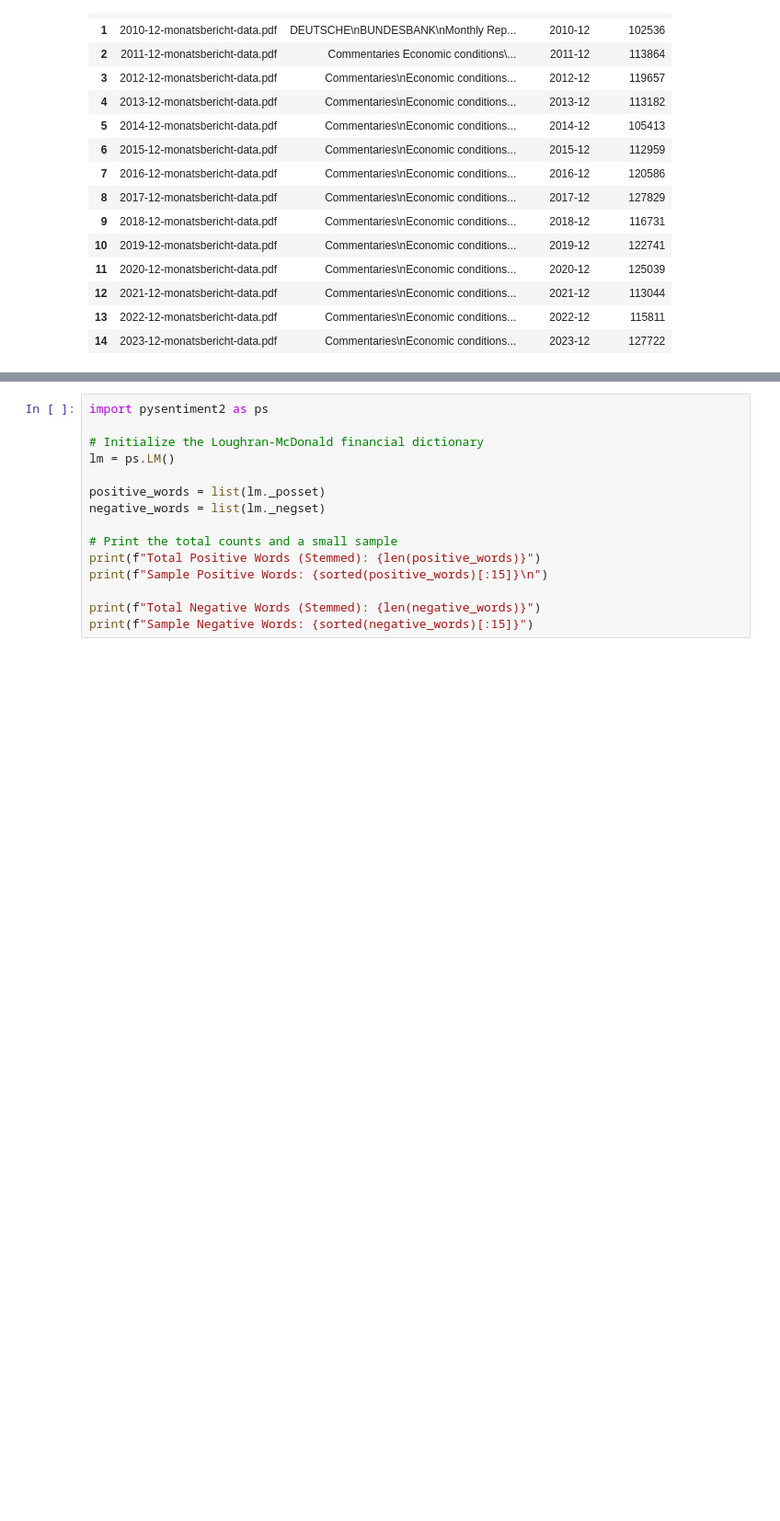
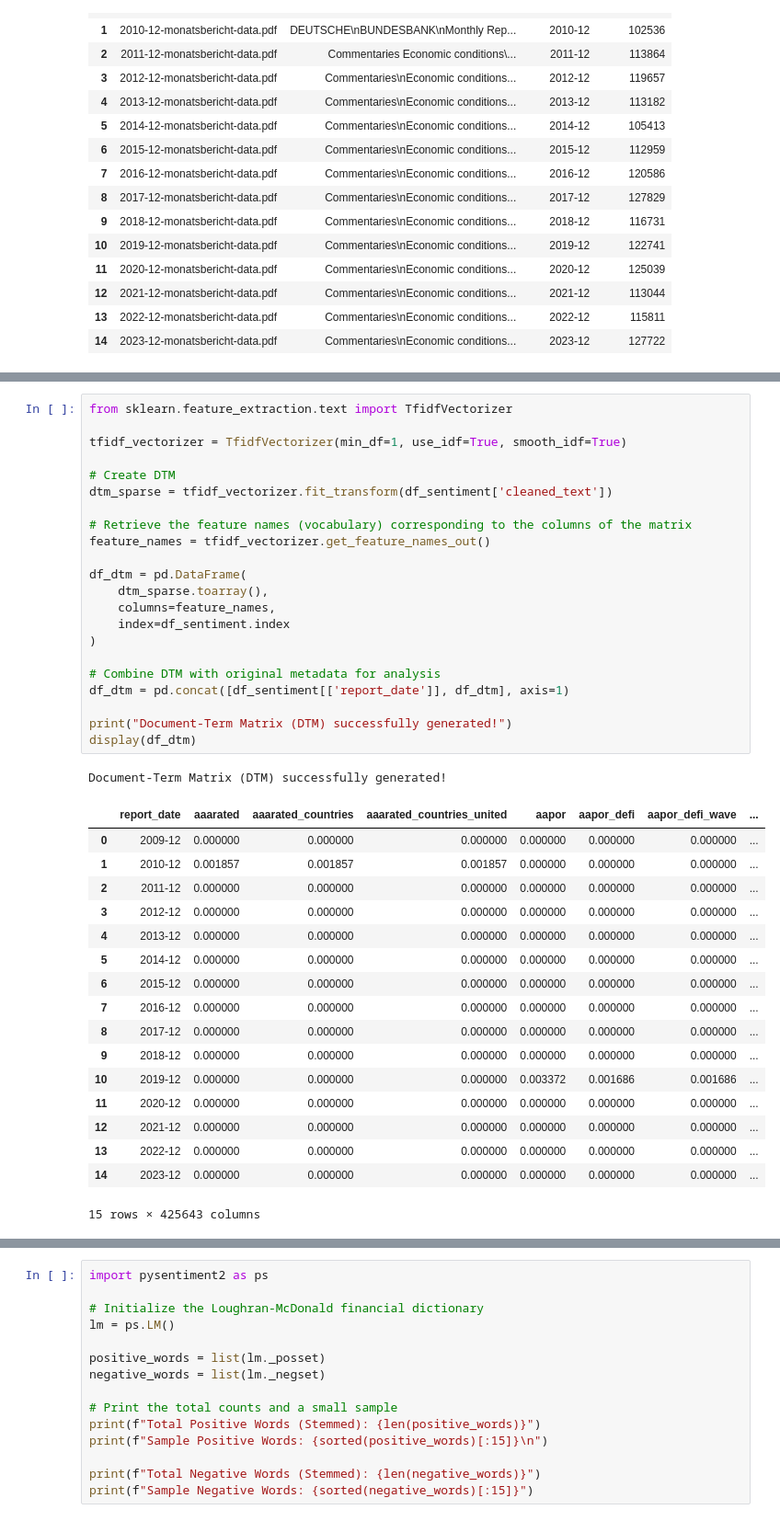
Before and after one commit to NhiPK/MLforEcon, a Jupyter notebook: TextProcessing.ipynb, the cells around one changed output, grey strips where cells are left out. Shown at 92% size. Saved outputs shown, nothing was run; the diff lists cells and outputs as text; blank space fills up the shorter version.

```diff
--- a/TextProcessing.ipynb
+++ b/TextProcessing.ipynb
@@ -222,0 +412,41 @@ display(df_sentiment)
+# %%
+from sklearn.feature_extraction.text import TfidfVectorizer
+
+tfidf_vectorizer = TfidfVectorizer(min_df=1, use_idf=True, smooth_idf=True)
+
+# Create DTM
+dtm_sparse = tfidf_vectorizer.fit_transform(df_sentiment['cleaned_text'])
+
+# Retrieve the feature names (vocabulary) corresponding to the columns of the matrix
+feature_names = tfidf_vectorizer.get_feature_names_out()
+
+df_dtm = pd.DataFrame(
+    dtm_sparse.toarray(),
+    columns=feature_names,
+    index=df_sentiment.index
+)
+
+# Combine DTM with original metadata for analysis
+df_dtm = pd.concat([df_sentiment[['report_date']], df_dtm], axis=1)
+
+print("Document-Term Matrix (DTM) successfully generated!")
+display(df_dtm)
+# %% [output]
+Document-Term Matrix (DTM) successfully generated!
+|  | report_date | aaarated | aaarated_countries | aaarated_countries_united | aapor | aapor_defi | aapor_defi_wave | ... |
+| 0 | 2009-12 | 0.000000 | 0.000000 | 0.000000 | 0.000000 | 0.000000 | 0.000000 | ... |
+| 1 | 2010-12 | 0.001857 | 0.001857 | 0.001857 | 0.000000 | 0.000000 | 0.000000 | ... |
+| 2 | 2011-12 | 0.000000 | 0.000000 | 0.000000 | 0.000000 | 0.000000 | 0.000000 | ... |
+| 3 | 2012-12 | 0.000000 | 0.000000 | 0.000000 | 0.000000 | 0.000000 | 0.000000 | ... |
+| 4 | 2013-12 | 0.000000 | 0.000000 | 0.000000 | 0.000000 | 0.000000 | 0.000000 | ... |
+| 5 | 2014-12 | 0.000000 | 0.000000 | 0.000000 | 0.000000 | 0.000000 | 0.000000 | ... |
+| 6 | 2015-12 | 0.000000 | 0.000000 | 0.000000 | 0.000000 | 0.000000 | 0.000000 | ... |
+| 7 | 2016-12 | 0.000000 | 0.000000 | 0.000000 | 0.000000 | 0.000000 | 0.000000 | ... |
+| 8 | 2017-12 | 0.000000 | 0.000000 | 0.000000 | 0.000000 | 0.000000 | 0.000000 | ... |
+| 9 | 2018-12 | 0.000000 | 0.000000 | 0.000000 | 0.000000 | 0.000000 | 0.000000 | ... |
+| 10 | 2019-12 | 0.000000 | 0.000000 | 0.000000 | 0.003372 | 0.001686 | 0.001686 | ... |
+| 11 | 2020-12 | 0.000000 | 0.000000 | 0.000000 | 0.000000 | 0.000000 | 0.000000 | ... |
+| 12 | 2021-12 | 0.000000 | 0.000000 | 0.000000 | 0.000000 | 0.000000 | 0.000000 | ... |
+| 13 | 2022-12 | 0.000000 | 0.000000 | 0.000000 | 0.000000 | 0.000000 | 0.000000 | ... |
+| 14 | 2023-12 | 0.000000 | 0.000000 | 0.000000 | 0.000000 | 0.000000 | 0.000000 | ... |
+15 rows × 425643 columns
```
Also changed, not shown: parts of 23 cells of this notebook.
